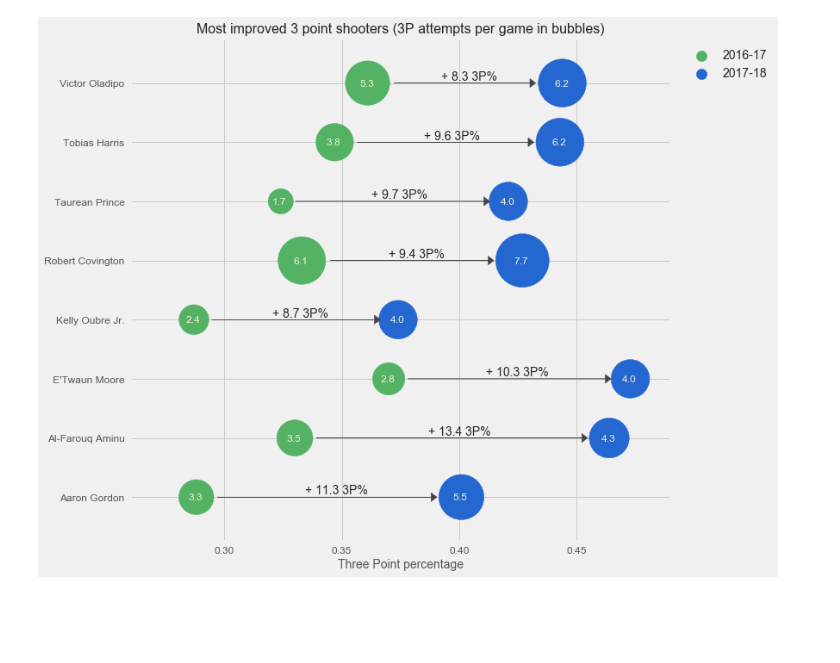
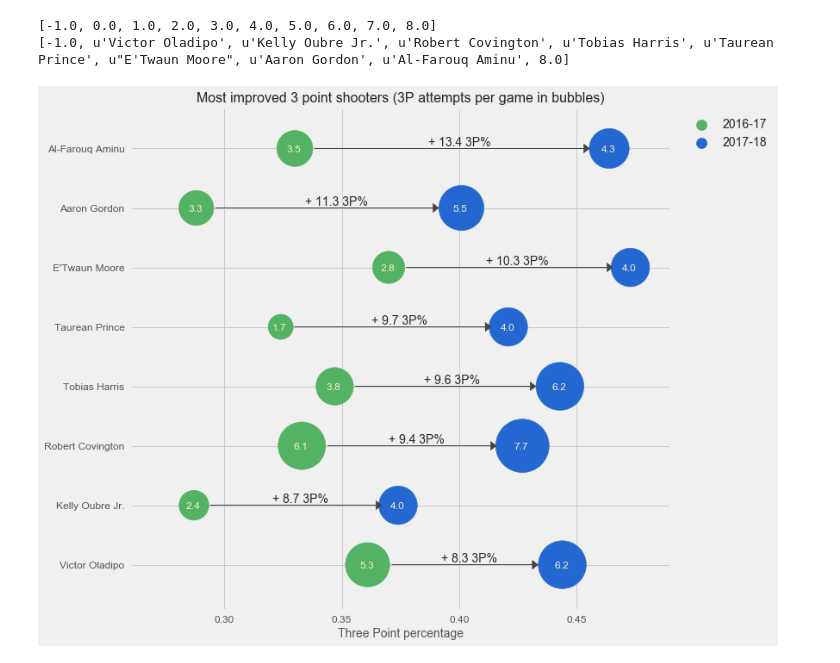
Before and after one commit to danchyy/Basketball_Analytics, a Jupyter notebook: Scripts/three_point_improvement/three_point_improvement.ipynb, the cells around one changed output. Drawn from its saved outputs; the diff is of its cells as text; code cells hidden in the pictures; blank space fills up the shorter version.

Commit message:
Change order for plotting the names

```diff
--- a/Scripts/three_point_improvement/three_point_improvement.ipynb
+++ b/Scripts/three_point_improvement/three_point_improvement.ipynb
@@ -100,5 +59,4 @@ def get_three_point_pct_diff(current_season, last_season):
 curr_season_stats = get_three_point_pct_diff(curr_season_stats, last_season_stats)
 # %%
 top_8_improved_shooters = curr_season_stats.sort_values(by="PCT_DIFF", ascending=False).iloc[:8]
+top_8_improved_shooters = top_8_improved_shooters.sort_values(by="PCT_DIFF")
-# %%
-top_8_improved_shooters = top_8_improved_shooters.sort_index()
@@ -118,42 +63,67 @@ top_8_improved_shooters
+# %%
+player_list = top_8_improved_shooters.PLAYER_NAME.tolist()
+last_year_pct = top_8_improved_shooters.FG3_PCT_LAST.tolist()
+this_year_pct = top_8_improved_shooters.FG3_PCT.tolist()
+last_year_att = [ item * 500 for item in top_8_improved_shooters.FG3_ATT_LAST.tolist()]
+this_year_att = [ item * 500 for item in top_8_improved_shooters.FG3A.tolist()]
+# %%
+player_dict = {}
+y_list = []
+for i in range(len(player_list)):
+    y_list.append(i)
+    player_dict[i] = player_list[i]
 # %%
 plt.style.use('fivethirtyeight')
 # %%
 plt.figure(figsize=(10, 10))
 dpi = plt.gcf().get_dpi()
-plt.scatter(top_8_improved_shooters.FG3_PCT_LAST, top_8_improved_shooters.PLAYER_NAME, color="#53B263", s=500 * top_8_improved_shooters.FG3_ATT_LAST, label="2016-17")
-plt.scatter(top_8_improved_shooters.FG3_PCT, top_8_improved_shooters.PLAYER_NAME, color="#2467D1", s=500 * top_8_improved_shooters.FG3A, label="2017-18")
+plt.scatter(last_year_pct, y_list, color="#53B263", s=last_year_att * 500, label="2016-17")
+plt.scatter(this_year_pct, y_list, color="#2467D1", s=this_year_att * 500, label="2017-18")
 
 # plt.hlines(top_8_improved_shooters.PLAYER_NAME, top_8_improved_shooters.FG3_PCT_LAST, top_8_improved_shooters.FG3_PCT, colors=["#415951"])
 
 for i in range(len(top_8_improved_shooters)):
     current = top_8_improved_shooters.iloc[i]
+
     y = i # current index equals the string index
     plt.text(x=current.FG3_PCT_LAST - 0.0035, y= y-0.05, s=current.FG3_ATT_LAST, color="#F3F1D0", fontsize=12)
     plt.text(x=current.FG3_PCT - 0.0035, y= y-0.05, s=current.FG3A, color="#F3F1D0", fontsize=12)
 
-    marker_size = current.FG3_ATT_LAST * 200
+    marker_size = current.FG3_ATT_LAST * 500
     marker_size = marker_size**(0.5) / 2.0
-    marker_size /= dpi * 2 * 10 # dpi = 72, 72 * 2 = 144  ?? maybe
+    marker_size /= 2500 # magic
 
-    target_marker_size = current.FG3A * 200
+    target_marker_size = current.FG3A * 500
     target_marker_size = target_marker_size**(0.5) / 2.0
-    target_marker_size /= dpi * 2 * 10
+    target_marker_size /= 2100 # magic
 
     start_x = current.FG3_PCT_LAST + marker_size
     dx = current.FG3_PCT - start_x - marker_size
     if current.PLAYER_NAME in ["Taurean Prince", "Aaron Gordon", "Tobias Harris"]:
         dx -= 0.0015 # heh, some hardcoding
     arrow = plt.arrow(x=start_x, y= y, dx=dx, dy=0, head_length=0.0025, head_width=0.15, length_includes_head=True, fc='#454545', color='#454545')
 
     plt.text(x=(current.FG3_PCT + current.FG3_PCT_LAST) / 2 - 0.01, y = y+0.05, s="+ " + str(current.PCT_DIFF*100) + " 3P%")
 plt.title("Most improved 3 point shooters (3P attempts per game in bubbles)", fontsize=16)
 plt.xlabel("Three Point percentage", fontsize=14)
 plt.tick_params(axis='both', labelsize=12)
 
+curr_ax = plt.gca()
+labels = [item for item in curr_ax.get_yticks()]
+for i in range(len(labels)):
+    label = labels[i]
+    if label == -1.0 or label == 8.0:
+        continue
+    labels[i] = player_dict[label]
+
+curr_ax.set_yticklabels(labels)
+
 plt.xlim(0.26, 0.49)
 legend = plt.legend(fontsize=14, bbox_to_anchor=(1.2,1))
 legend.legendHandles[0]._sizes = [150]
 legend.legendHandles[1]._sizes = [150]
-plt.savefig('3p_shooting_change.png', bbox_inches='tight')
+plt.savefig('3p_shooting_change_diff.png', bbox_inches='tight')
 # %% [output]
+[-1.0, 0.0, 1.0, 2.0, 3.0, 4.0, 5.0, 6.0, 7.0, 8.0]
+[-1.0, u'Victor Oladipo', u'Kelly Oubre Jr.', u'Robert Covington', u'Tobias Harris', u'Taurean Prince', u"E'Twaun Moore", u'Aaron Gordon', u'Al-Farouq Aminu', 8.0]
-[figure, old version]
+[figure, new version]
```
Also changed, not shown: parts of 3 cells of this notebook.
